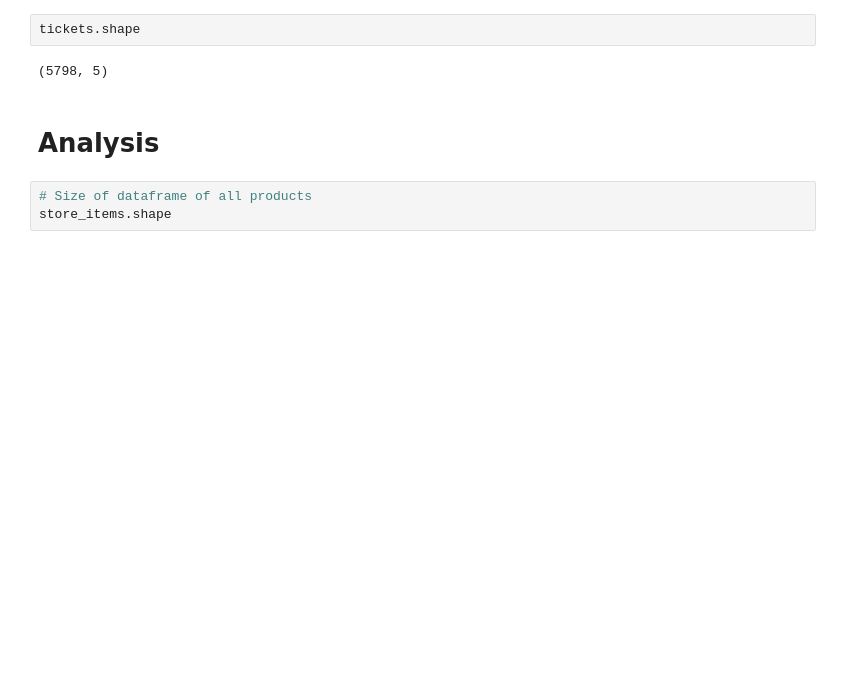
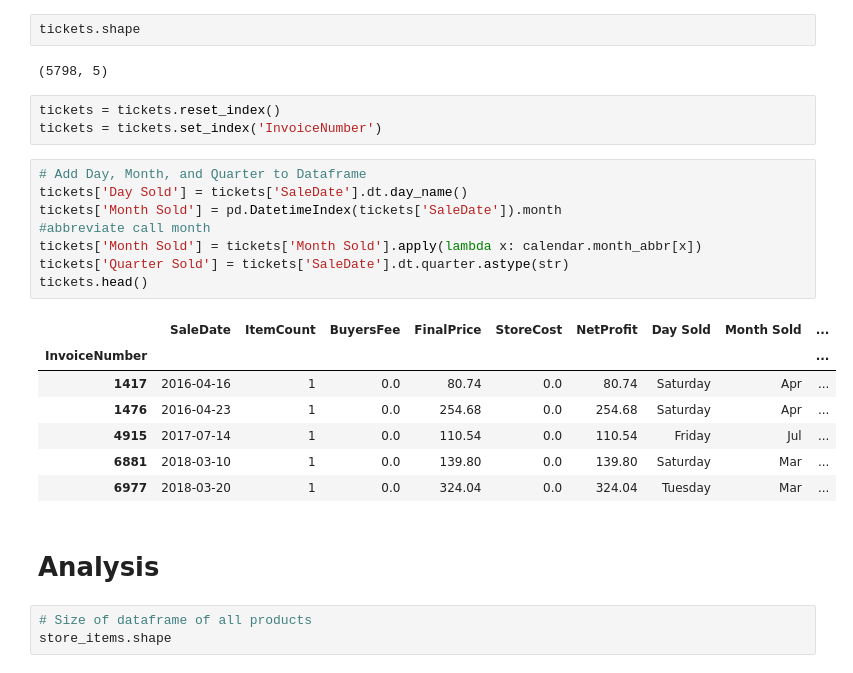
Before and after one commit to zachcornelison/K-N-Sales-Analytics, a Jupyter notebook: KN-Analytics-Merchandise.ipynb, the cells around one changed output. Saved outputs shown, nothing was run; the diff lists cells and outputs as text; blank space fills up the shorter version.

```diff
--- a/KN-Analytics-Merchandise.ipynb
+++ b/KN-Analytics-Merchandise.ipynb
@@ -914,6 +914,25 @@ tickets.head()
 tickets.shape
 # %% [output]
 (5798, 5)
+# %%
+tickets = tickets.reset_index()
+tickets = tickets.set_index('InvoiceNumber')
+# %%
+# Add Day, Month, and Quarter to Dataframe
+tickets['Day Sold'] = tickets['SaleDate'].dt.day_name()
+tickets['Month Sold'] = pd.DatetimeIndex(tickets['SaleDate']).month
+#abbreviate call month
+tickets['Month Sold'] = tickets['Month Sold'].apply(lambda x: calendar.month_abbr[x])
+tickets['Quarter Sold'] = tickets['SaleDate'].dt.quarter.astype(str)
+tickets.head()
+# %% [output]
+|  | SaleDate | ItemCount | BuyersFee | FinalPrice | StoreCost | NetProfit | Day Sold | Month Sold | ... |
+| InvoiceNumber |  |  |  |  |  |  |  |  | ... |
+| 1417 | 2016-04-16 | 1 | 0.0 | 80.74 | 0.0 | 80.74 | Saturday | Apr | ... |
+| 1476 | 2016-04-23 | 1 | 0.0 | 254.68 | 0.0 | 254.68 | Saturday | Apr | ... |
+| 4915 | 2017-07-14 | 1 | 0.0 | 110.54 | 0.0 | 110.54 | Friday | Jul | ... |
+| 6881 | 2018-03-10 | 1 | 0.0 | 139.80 | 0.0 | 139.80 | Saturday | Mar | ... |
+| 6977 | 2018-03-20 | 1 | 0.0 | 324.04 | 0.0 | 324.04 | Tuesday | Mar | ... |
 # %% [markdown]
 # Analysis
 # %%
```
Also changed, not shown: parts of 24 cells of this notebook.
